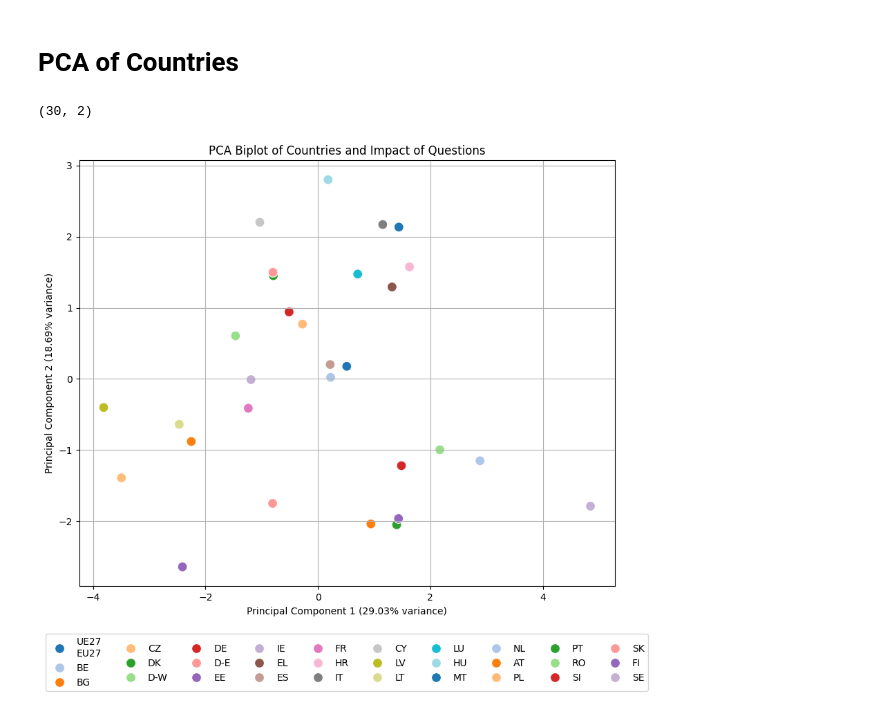
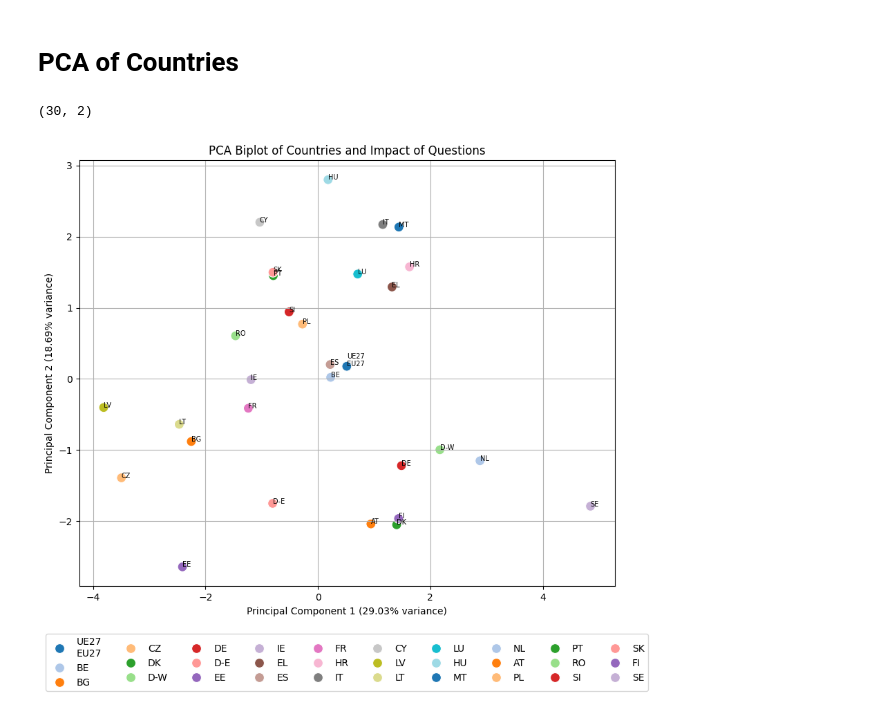
Before and after one commit to Nautman/data-viz-project, a Jupyter notebook: attitudes_eval_script.ipynb, the cells around one changed output. Saved outputs shown, nothing was run; the diff lists cells and outputs as text; code cells hidden in the pictures.

```diff
--- a/attitudes_eval_script.ipynb
+++ b/attitudes_eval_script.ipynb
@@ -124,32 +124,34 @@ plt.show()
 # Standardize the data
 QC1_data_percent_trans = QC1_data_percent.T
 scaler = StandardScaler()
 data_scaled = scaler.fit_transform(QC1_data_percent_trans)
 
 # Apply PCA
 pca = PCA(n_components=2)
 pca_result = pca.fit_transform(data_scaled)
 print(pca_result.shape)
 #print(pca_result)
 
 # Create a DataFrame with the results
 pca_df = pd.DataFrame(data=pca_result, columns=["PC1", "PC2"])
 pca_df["Countries"] = QC1_data_percent.columns
 
-pca_df.to_csv("PCA_Countries")
+#pca_df.to_csv("PCA_Countries")
 
 plt.figure(figsize=(10, 8))
 
 # Plot the countries as points
 sns.scatterplot(x=pca_df["PC1"], y=pca_df["PC2"], hue=pca_df["Countries"], palette="tab20", s=100)
 
 # Add labels and title
 plt.xlabel(f"Principal Component 1 ({pca.explained_variance_ratio_[0]*100:.2f}% variance)")
 plt.ylabel(f"Principal Component 2 ({pca.explained_variance_ratio_[1]*100:.2f}% variance)")
 plt.title("PCA Biplot of Countries and Impact of Questions")
 plt.grid(True)
 plt.legend(loc="upper center", bbox_to_anchor=(0.5, -0.1), ncol=10)
+for i in range(pca_df.shape[0]):
+    plt.text(pca_df["PC1"][i], pca_df["PC2"][i], pca_df["Countries"][i], fontsize=7)
 plt.show()
 # %% [output]
 (30, 2)
-[figure, old version]
+[figure, new version]
```
Also changed, not shown: 31 other files.
